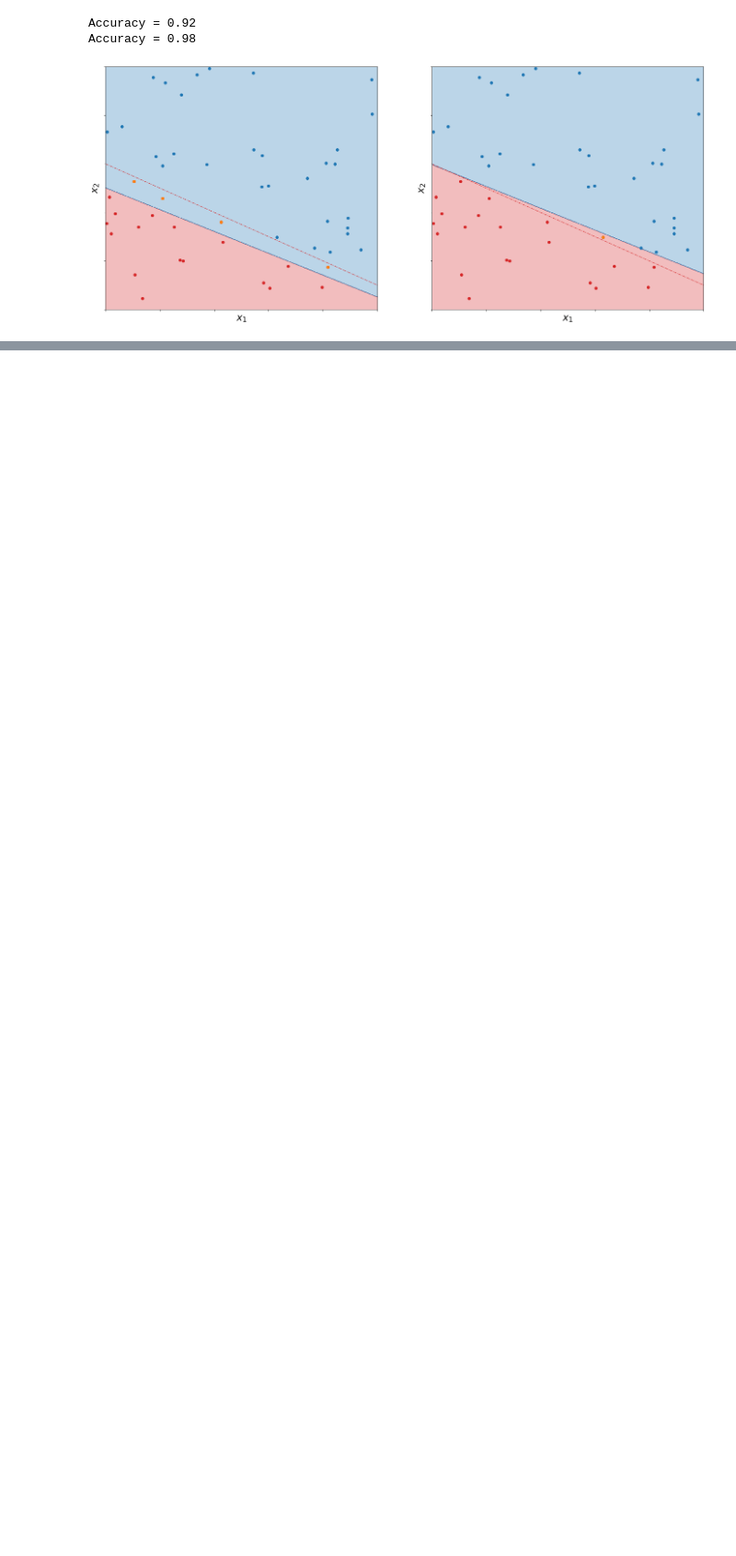
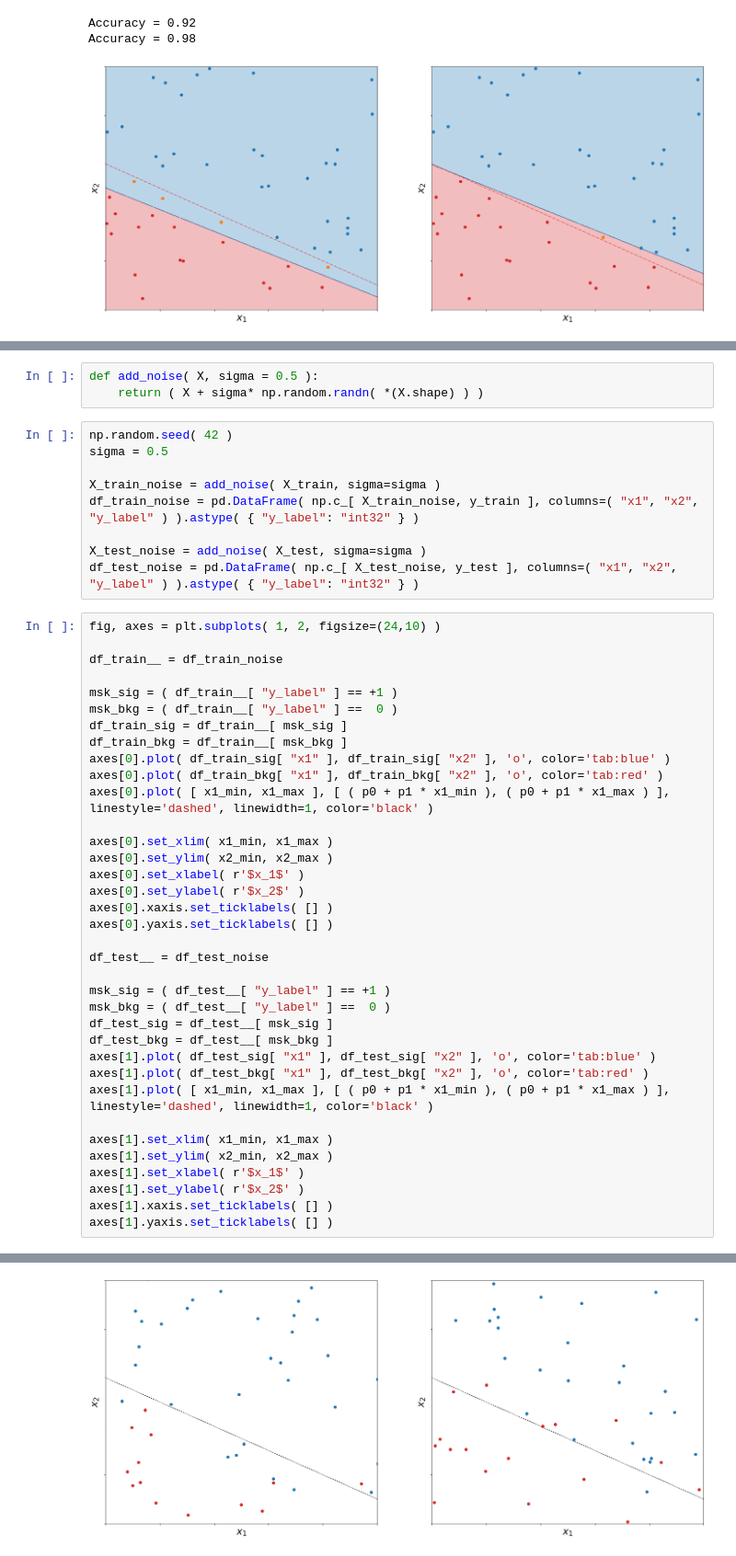
Before and after one commit to clemencia/ML4Physics, a Jupyter notebook: 03_Classificação_Regressão_Logística.ipynb, the cells around one changed output, grey strips where cells are left out. Shown at 92% size. Saved outputs shown, nothing was run; the diff lists cells and outputs as text; blank space fills up the shorter version.

```diff
--- a/03_Classificação_Regressão_Logística.ipynb
+++ b/03_Classificação_Regressão_Logística.ipynb
@@ -249,0 +255,49 @@ Accuracy = 0.98
+# %%
+def add_noise( X, sigma = 0.5 ):
+    return ( X + sigma* np.random.randn( *(X.shape) ) )
+# %%
+np.random.seed( 42 )
+sigma = 0.5
+
+X_train_noise = add_noise( X_train, sigma=sigma )
+df_train_noise = pd.DataFrame( np.c_[ X_train_noise, y_train ], columns=( "x1", "x2", "y_label" ) ).astype( { "y_label": "int32" } )
+
+X_test_noise = add_noise( X_test, sigma=sigma )
+df_test_noise = pd.DataFrame( np.c_[ X_test_noise, y_test ], columns=( "x1", "x2", "y_label" ) ).astype( { "y_label": "int32" } )
+# %%
+fig, axes = plt.subplots( 1, 2, figsize=(24,10) )
+
+df_train__ = df_train_noise
+
+msk_sig = ( df_train__[ "y_label" ] == +1 )
+msk_bkg = ( df_train__[ "y_label" ] ==  0 )
+df_train_sig = df_train__[ msk_sig ]
+df_train_bkg = df_train__[ msk_bkg ]
+axes[0].plot( df_train_sig[ "x1" ], df_train_sig[ "x2" ], 'o', color='tab:blue' )
+axes[0].plot( df_train_bkg[ "x1" ], df_train_bkg[ "x2" ], 'o', color='tab:red' )
+axes[0].plot( [ x1_min, x1_max ], [ ( p0 + p1 * x1_min ), ( p0 + p1 * x1_max ) ], linestyle='dashed', linewidth=1, color='black' )
+
+axes[0].set_xlim( x1_min, x1_max )
+axes[0].set_ylim( x2_min, x2_max )
+axes[0].set_xlabel( r'$x_1$' )
+axes[0].set_ylabel( r'$x_2$' )
+axes[0].xaxis.set_ticklabels( [] )
+axes[0].yaxis.set_ticklabels( [] )
+
+df_test__ = df_test_noise
+
+msk_sig = ( df_test__[ "y_label" ] == +1 )
+msk_bkg = ( df_test__[ "y_label" ] ==  0 )
+df_test_sig = df_test__[ msk_sig ]
+df_test_bkg = df_test__[ msk_bkg ]
+axes[1].plot( df_test_sig[ "x1" ], df_test_sig[ "x2" ], 'o', color='tab:blue' )
+axes[1].plot( df_test_bkg[ "x1" ], df_test_bkg[ "x2" ], 'o', color='tab:red' )
+axes[1].plot( [ x1_min, x1_max ], [ ( p0 + p1 * x1_min ), ( p0 + p1 * x1_max ) ], linestyle='dashed', linewidth=1, color='black' )
+
+axes[1].set_xlim( x1_min, x1_max )
+axes[1].set_ylim( x2_min, x2_max )
+axes[1].set_xlabel( r'$x_1$' )
+axes[1].set_ylabel( r'$x_2$' )
+axes[1].xaxis.set_ticklabels( [] )
+axes[1].yaxis.set_ticklabels( [] )
+# %% [output]
@@ -249,0 +305 @@ Accuracy = 0.98
+[figure, added]
```
Also changed, not shown: parts of 7 cells of this notebook.
